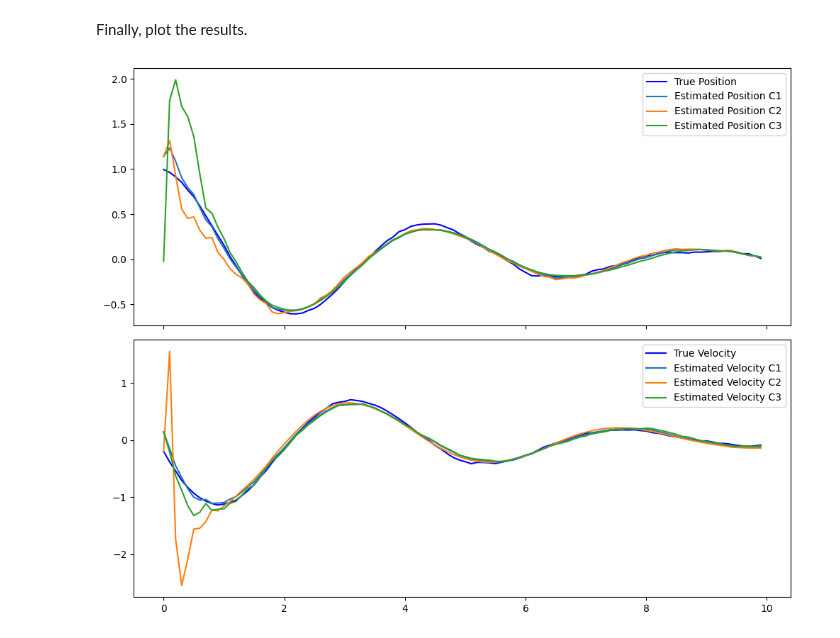
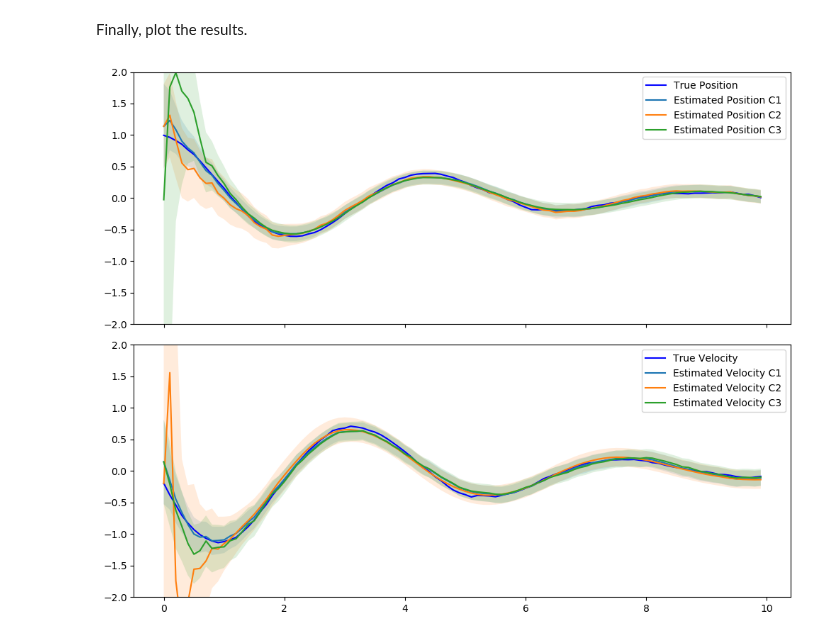
Before and after one commit to jadenmecham/First-Project, a Jupyter notebook: 1 - Cramer-Rao Bound/bound-simple.ipynb, the cells around one changed output. Saved outputs shown, nothing was run; the diff lists cells and outputs as text; code cells hidden in the pictures.

Commit message:
error plotting

```diff
--- a/1 - Cramer-Rao Bound/bound-simple.ipynb
+++ b/1 - Cramer-Rao Bound/bound-simple.ipynb
@@ -111,21 +111,25 @@ Finally, plot the results.
 # %%
 # Plot results from the data dataframe
 time = np.arange(0, n_steps * dt, dt)
 fig, axs = plt.subplots(2, 1, figsize=(10, 8), sharex=True)
 
 axs[0].plot(time, true_states[:, 0], label="True Position", color="blue")
 for i in range(len(data)):
     position_array = np.array(data[i]['position'])
     axs[0].plot(time, position_array, label=f"Estimated Position C{i+1}")
+    axs[0].fill_between(time, position_array - np.array(data[i]['position uncertainty']), position_array + np.array(data[i]['position uncertainty']), alpha=0.15)
+axs[0].set_ylim(-2, 2)
 
 axs[1].plot(time, true_states[:, 1], label="True Velocity", color="blue")
 for i in range(len(data)):
     velocity_array = np.array(data[i]['velocity'])
     axs[1].plot(time, velocity_array, label=f"Estimated Velocity C{i+1}")
+    axs[1].fill_between(time, velocity_array - np.array(data[i]['velocity uncertainty']), velocity_array + np.array(data[i]['velocity uncertainty']), alpha=0.15)
+axs[1].set_ylim(-2, 2)
 
 axs[0].legend()
 axs[1].legend()
 plt.tight_layout()
 plt.show()
 # %% [output]
-[figure, old version]
+[figure, new version]
```
Also changed, not shown: parts of 1 cell of this notebook.
